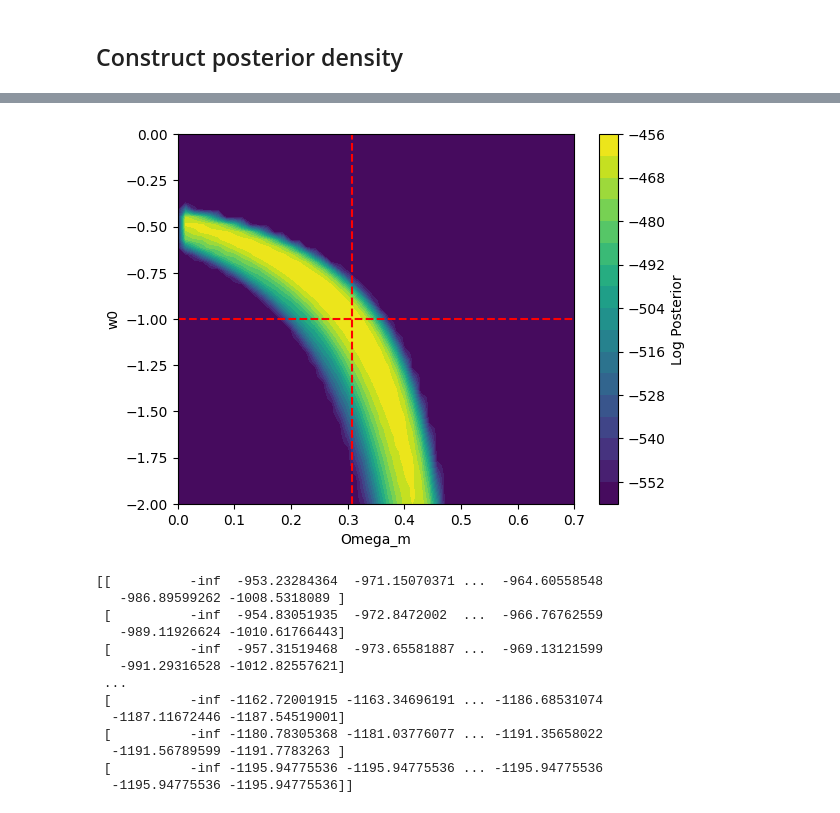
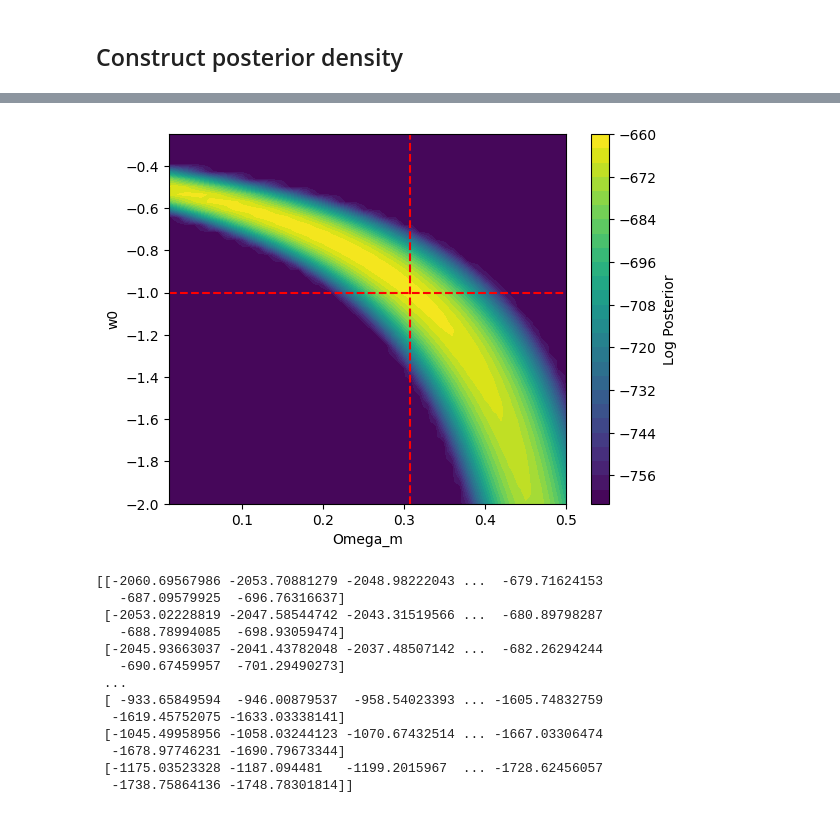
Before and after one commit to ConnorStoneAstro/cosmographi, a Jupyter notebook: docs/zmucosmology v2.ipynb, the cells around one changed output, grey strips where cells are left out. Cells and saved outputs as stored; diff of their text form; code cells hidden in the pictures.

```diff
--- a/docs/zmucosmology v2.ipynb
+++ b/docs/zmucosmology v2.ipynb
@@ -20,18 +21,20 @@ cosmology = cg.Cosmology()
 rateIa = cg.sn.SNRateConst(cosmology, 1e-4, z_min=0.0, z_max=z_max, name="rateIa")
 rateIbc = cg.sn.SNRateConst(cosmology, 5e-5, z_min=0.0, z_max=z_max, name="rateIbc")
 ratecombined = cg.sn.CombinedSNRate((rateIa, rateIbc), z_min=0.0, z_max=z_max, cosmology=cosmology)
+# detect_Ia = cg.sn.MuNCDFDetect(threshold=15, scale=0.1 * jnp.sqrt(8 / jnp.pi), name="detectIa")
+# detect_Ibc = cg.sn.MuNCDFDetect(threshold=14, scale=0.13 * jnp.sqrt(8 / jnp.pi), name="detectIbc")
 detect_Ia = cg.sn.MuSigmoidDetect(threshold=15, scale=0.1, name="detectIa")
 detect_Ibc = cg.sn.MuSigmoidDetect(threshold=14, scale=0.13, name="detectIbc")
 
 # Define sampling parameters
-n_samples = 100
-var_z_Ia = lambda z: 0.05**2 * z
-var_mu_Ia = lambda z: 0.01**2 * z
+n_samples = 1000
+var_z_Ia = lambda z: 0.05**2 * jnp.ones_like(z)
+var_mu_Ia = lambda z: 0.1**2 * jnp.ones_like(z)
 cov_Ia = lambda key, var_z, var_mu: jnp.zeros(
     var_mu.shape
 )  # jax.random.uniform(key, var_m.shape, minval=0, maxval=jnp.sqrt(var_m * var_z) * 0.7)
-var_z_Ibc = lambda z: 0.2**2 * z
-var_mu_Ibc = lambda z: 1.0**2 * z
+var_z_Ibc = lambda z: 0.2**2 * jnp.ones_like(z)
+var_mu_Ibc = lambda z: 1.0**2 * jnp.ones_like(z)
 cov_Ibc = lambda key, var_z, var_mu: jnp.zeros(
     var_mu.shape
 )  # jax.random.uniform(key, var_m.shape, minval=0, maxval=jnp.sqrt(var_m * var_z) * 0.7)
@@ -88,6 +91,10 @@ key, subkey2 = jax.random.split(key)
 detected = jnp.where(
     t == 0, detect_Ia.sample(subkey1, z, mu_obs), detect_Ibc.sample(subkey2, z, mu_obs)
 )
+
+# Keep only detected SNe
+obs_meanD = obs_mean[detected]
+obs_covD = obs_cov[detected]
 # %%
 print(f"Number of detected SNe: {jnp.sum(detected)} / {n_samples}")
 plt.scatter(
@@ -266,10 +302,12 @@ class Posterior(ck.Module):
         return log_prior + log_likelihood
 # %%
 posterior = Posterior(
-    likelihood=Likelihood(
+    likelihood=cg.sn.ZMuLikelihood(
         cosmology,
         ratecombined=ratecombined,
         detect=[detect_Ia, detect_Ibc],
+        mean=obs_meanD,
+        cov=obs_covD,
         name=f"likelihood",
     ),
     prior=Prior(cosmology, [detect_Ia, detect_Ibc]),
@@ -310,38 +362,39 @@ Posterior|Posterior
 # %%
 N = 50
-Om = jnp.linspace(0.0, 0.7, N)
-Ow = jnp.linspace(-2, 0.0, N)
+Om = jnp.linspace(0.01, 0.5, N)
+Ow = jnp.linspace(-2, -0.25, N)
 x = jnp.stack(jnp.meshgrid(Om, Ow, indexing="xy"), axis=-1)
 Lp = (
-    cg.utils.vmap_chunked1d(posterior.log_posterior, chunk_size=50)(x.reshape(-1, 2)).reshape(N, N)
-    # .block_until_ready()
+    cg.utils.vmap_chunked1d(posterior.log_posterior, chunk_size=5, prog_bar=True)(x.reshape(-1, 2))
+    .reshape(N, N)
+    .block_until_ready()
 )
 # %%
-plt.contourf(Om, Ow, jnp.clip(Lp, a_min=jnp.max(Lp) - 100), levels=16, cmap="viridis")
+plt.contourf(Om, Ow, jnp.clip(Lp, a_min=jnp.max(Lp) - 100), levels=32, cmap="viridis")
 plt.axvline(cosmo_mean[0], color="r", linestyle="--", label="True Omega_m")
 plt.axhline(cosmo_mean[1], color="r", linestyle="--", label="True w0")
 plt.colorbar(label="Log Posterior")
 plt.xlabel("Omega_m")
 plt.ylabel("w0")
 plt.show()
 # %% [output]
-[figure, old version]
+[figure, new version]
 # %%
 print(Lp)
 # %% [output]
-[[          -inf  -953.23284364  -971.15070371 ...  -964.60558548
-   -986.89599262 -1008.5318089 ]
- [          -inf  -954.83051935  -972.8472002  ...  -966.76762559
-   -989.11926624 -1010.61766443]
- [          -inf  -957.31519468  -973.65581887 ...  -969.13121599
-   -991.29316528 -1012.82557621]
+[[-2060.69567986 -2053.70881279 -2048.98222043 ...  -679.71624153
+   -687.09579925  -696.76316637]
+ [-2053.02228819 -2047.58544742 -2043.31519566 ...  -680.89798287
+   -688.78994085  -698.93059474]
+ [-2045.93663037 -2041.43782048 -2037.48507142 ...  -682.26294244
+   -690.67459957  -701.29490273]
  ...
- [          -inf -1162.72001915 -1163.34696191 ... -1186.68531074
-  -1187.11672446 -1187.54519001]
- [          -inf -1180.78305368 -1181.03776077 ... -1191.35658022
-  -1191.56789599 -1191.7783263 ]
- [          -inf -1195.94775536 -1195.94775536 ... -1195.94775536
-  -1195.94775536 -1195.94775536]]
+ [ -933.65849594  -946.00879537  -958.54023393 ... -1605.74832759
+  -1619.45752075 -1633.03338141]
+ [-1045.49958956 -1058.03244123 -1070.67432514 ... -1667.03306474
+  -1678.97746231 -1690.79673344]
+ [-1175.03523328 -1187.094481   -1199.2015967  ... -1728.62456057
+  -1738.75864136 -1748.78301814]]
 # %%
 plt.imshow(
     Lp,
```
Also changed, not shown: parts of 15 cells of this notebook, 14 other files.
